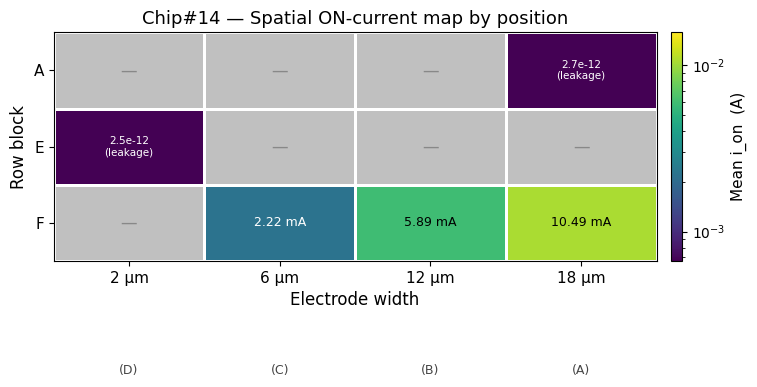
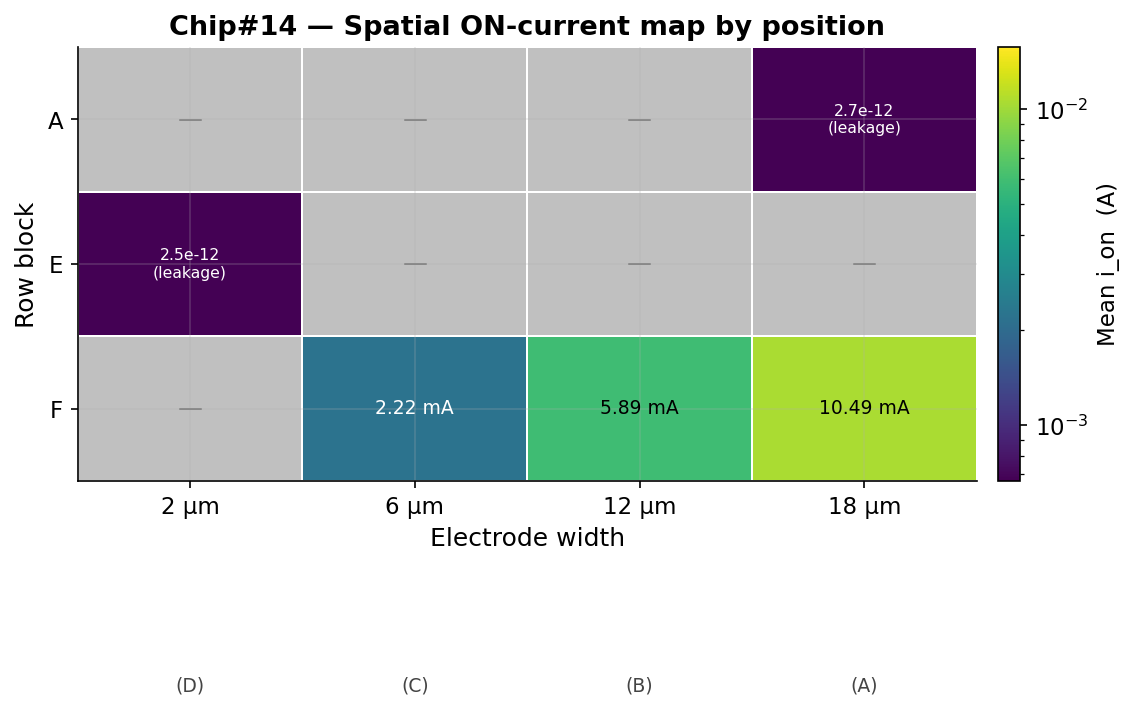
Unified diff of the notebook cell whose output changed from the first chart to the second:
--- before
+++ after
@@ -4,4 +4,21 @@
 import matplotlib.pyplot as plt
 import matplotlib.colors as mcolors
+
+plt.rcParams.update({
+    'font.family': 'sans-serif',
+    'font.size': 12,
+    'axes.labelsize': 13,
+    'axes.titlesize': 14,
+    'axes.titleweight': 'bold',
+    'xtick.labelsize': 11,
+    'ytick.labelsize': 11,
+    'figure.dpi': 150,
+    'axes.spines.top': False,
+    'axes.spines.right': False,
+    'axes.grid': True,
+    'grid.alpha': 0.25,
+    'legend.framealpha': 0.9,
+    'legend.fontsize': 9,
+})
 
 PROJ = Path.cwd()
@@ -27,5 +44,5 @@
 norm  = mcolors.LogNorm(vmin=vmin, vmax=vmax)
 
-fig, ax = plt.subplots(figsize=(8, 4.5))
+fig, ax = plt.subplots(figsize=(8, 5.5))
 ax.set_facecolor("#c0c0c0")
 

Commit: Fix annotations, improve readability, fix image rendering, replace ASCII pipeline with PNG